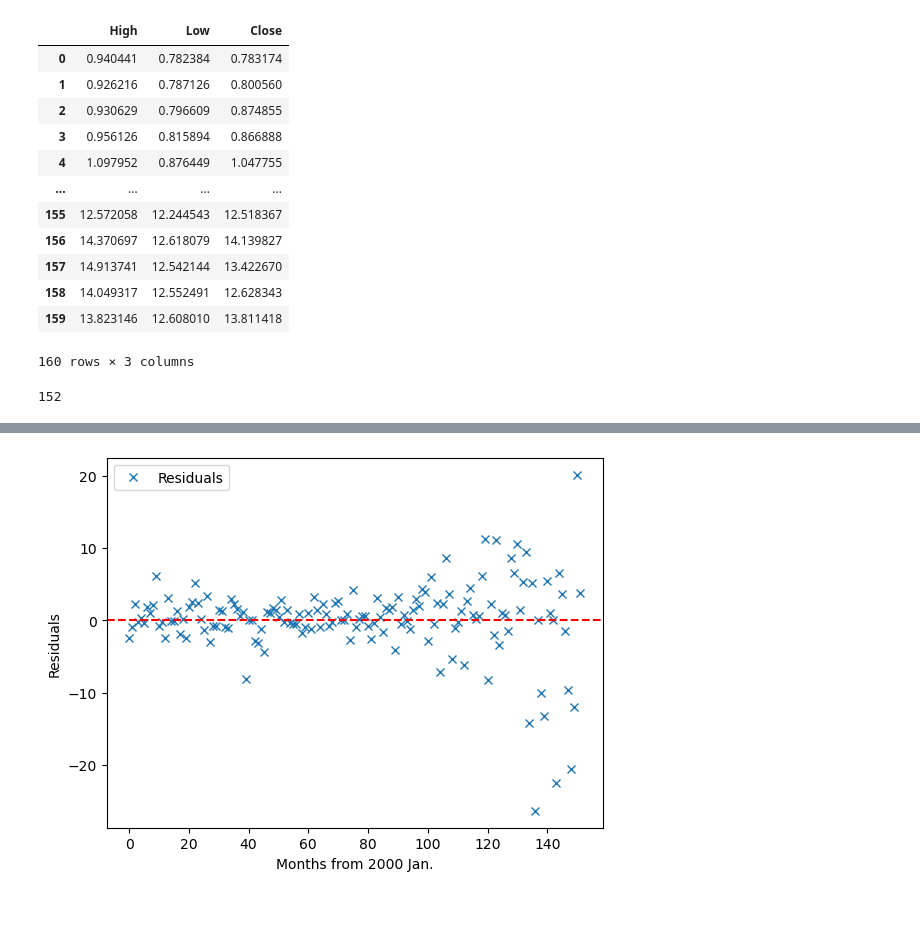
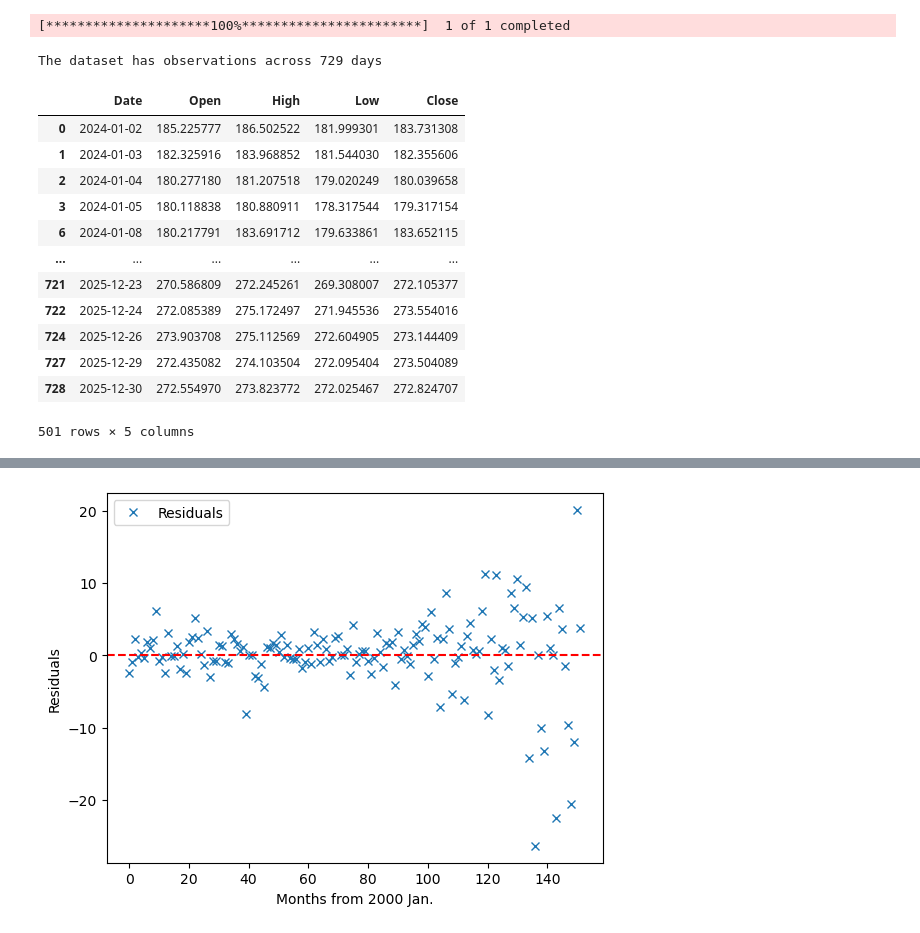
Before and after one commit to anderswol/AppStat2, a Jupyter notebook: Aske/aske_medstocks.ipynb, the cells around one changed output, grey strips where cells are left out. Cells and saved outputs as stored; diff of their text form; code cells hidden in the pictures.

```diff
--- a/Aske/aske_medstocks.ipynb
+++ b/Aske/aske_medstocks.ipynb
@@ -33,22 +28,19 @@ obs
-# %%
-data = obs[:160]
-data
-# %% [output]
-|  | High | Low | Close |
-| 0 | 0.940441 | 0.782384 | 0.783174 |
-| 1 | 0.926216 | 0.787126 | 0.800560 |
-| 2 | 0.930629 | 0.796609 | 0.874855 |
-| 3 | 0.956126 | 0.815894 | 0.866888 |
-| 4 | 1.097952 | 0.876449 | 1.047755 |
-| ... | ... | ... | ... |
-| 155 | 12.572058 | 12.244543 | 12.518367 |
-| 156 | 14.370697 | 12.618079 | 14.139827 |
-| 157 | 14.913741 | 12.542144 | 13.422670 |
-| 158 | 14.049317 | 12.552491 | 12.628343 |
-| 159 | 13.823146 | 12.608010 | 13.811418 |
-160 rows × 3 columns
-# %%
-window = len(obs)-len(data)
-window
-# %% [output]
-152
+# %%
+aapl_obs = dataExtracterDays('AAPL', '2024-01-01', '2025-12-31').dropna()
+aapl_obs
+# %% [output]
+[*********************100%***********************]  1 of 1 completed
+The dataset has observations across 729 days
+|  | Date | Open | High | Low | Close |
+| 0 | 2024-01-02 | 185.225777 | 186.502522 | 181.999301 | 183.731308 |
+| 1 | 2024-01-03 | 182.325916 | 183.968852 | 181.544030 | 182.355606 |
+| 2 | 2024-01-04 | 180.277180 | 181.207518 | 179.020249 | 180.039658 |
+| 3 | 2024-01-05 | 180.118838 | 180.880911 | 178.317544 | 179.317154 |
+| 6 | 2024-01-08 | 180.217791 | 183.691712 | 179.633861 | 183.652115 |
+| ... | ... | ... | ... | ... | ... |
+| 721 | 2025-12-23 | 270.586809 | 272.245261 | 269.308007 | 272.105377 |
+| 722 | 2025-12-24 | 272.085389 | 275.172497 | 271.945536 | 273.554016 |
+| 724 | 2025-12-26 | 273.903708 | 275.112569 | 272.604905 | 273.144409 |
+| 727 | 2025-12-29 | 272.435082 | 274.103504 | 272.095404 | 273.504089 |
+| 728 | 2025-12-30 | 272.554970 | 273.823772 | 272.025467 | 272.824707 |
+501 rows × 5 columns
```
Also changed, not shown: parts of 6 cells of this notebook, 1 other file.
